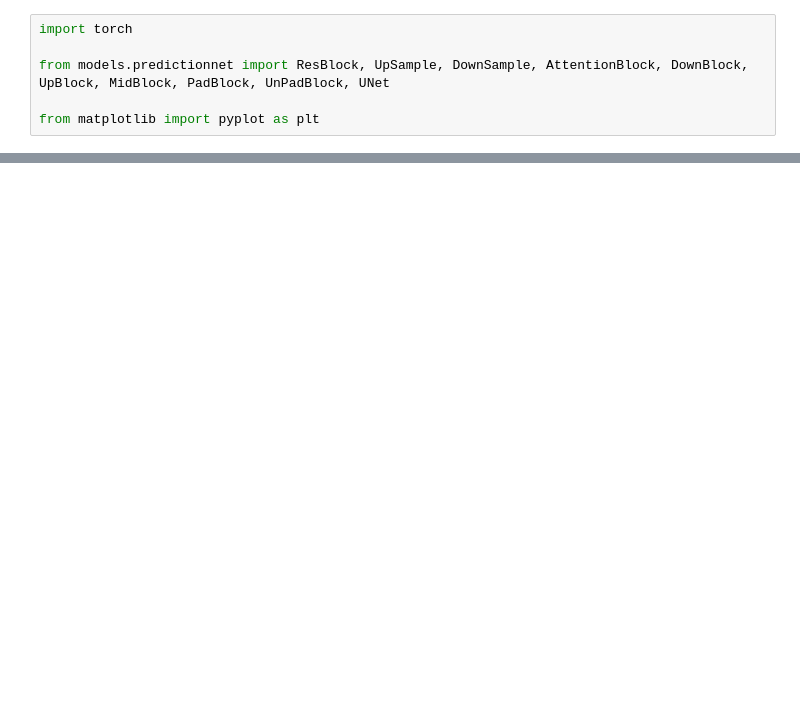
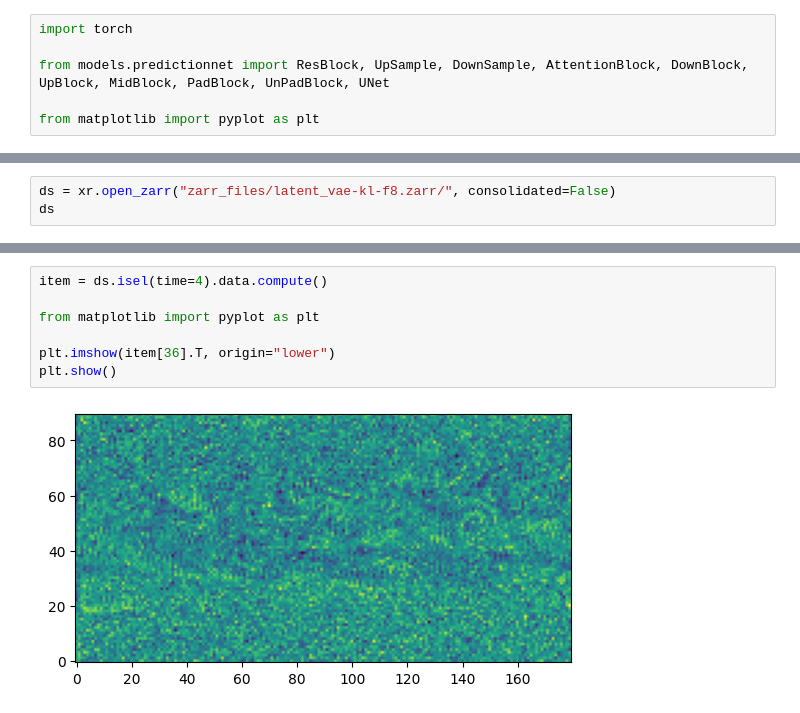
Before and after one commit to HendricSch/3d-vae, a Jupyter notebook: playground.ipynb, the cells around one changed output, grey strips where cells are left out. Drawn from its saved outputs; the diff is of its cells as text; blank space fills up the shorter version.

```diff
--- a/playground.ipynb
+++ b/playground.ipynb
@@ -306,0 +362,3 @@ KeyboardInterrupt:
+# %%
+ds = xr.open_zarr("zarr_files/latent_vae-kl-f8.zarr/", consolidated=False)
+ds
@@ -306,0 +398,9 @@ KeyboardInterrupt:
+# %%
+item = ds.isel(time=4).data.compute()
+
+from matplotlib import pyplot as plt
+
+plt.imshow(item[36].T, origin="lower")
+plt.show()
+# %% [output]
+[figure, added]
```
Also changed, not shown: parts of 20 cells of this notebook, 3 other files.
